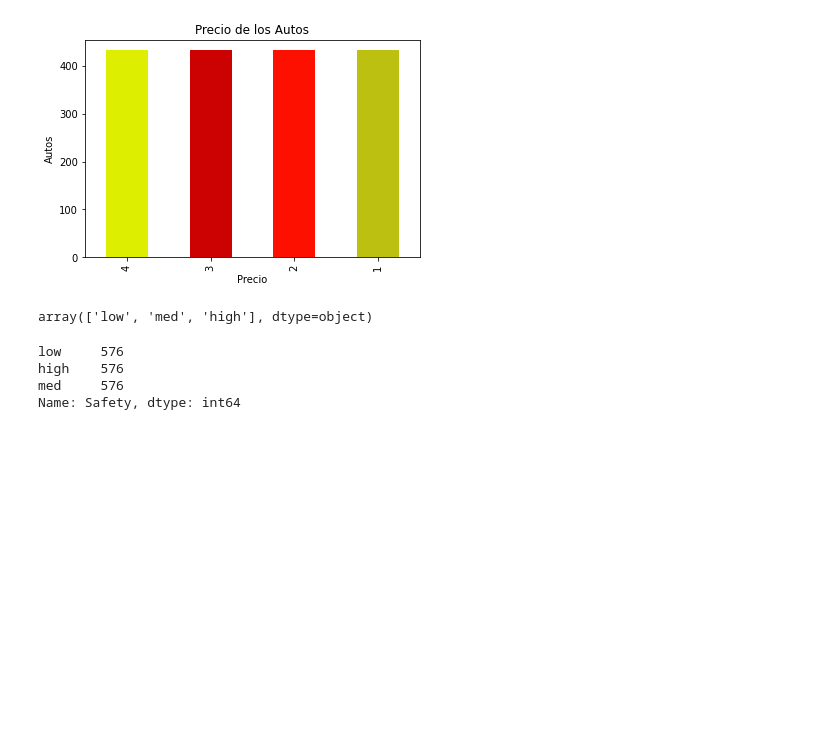
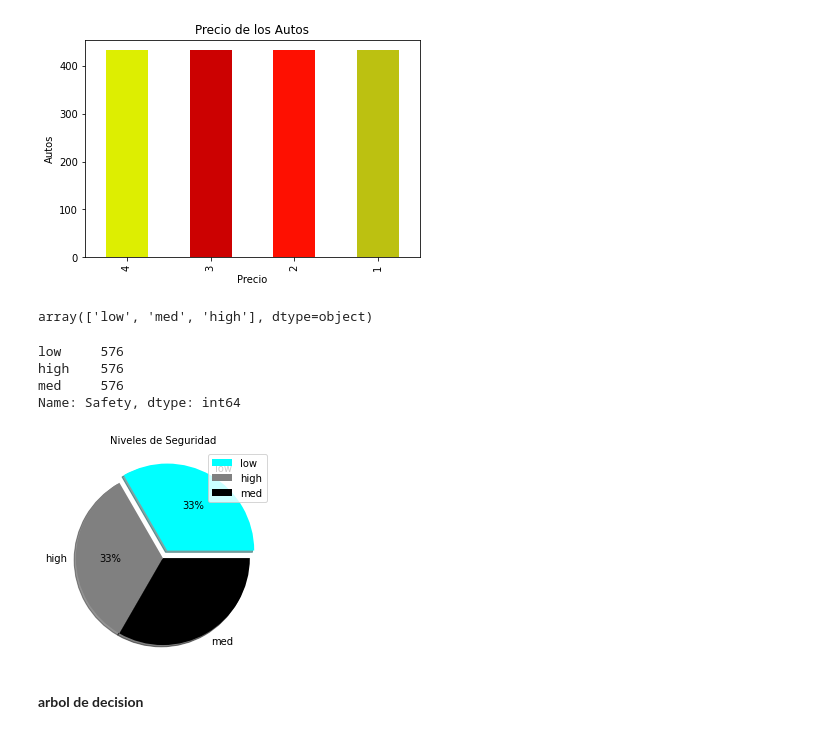
Before and after one commit to lismarcarolinacamacho/PYTHON, a Jupyter notebook: pandas.ipynb, the cells around one changed output. Cells and saved outputs as stored; diff of their text form; code cells hidden in the pictures; blank space fills up the shorter version.

```diff
--- a/pandas.ipynb
+++ b/pandas.ipynb
@@ -137,4 +137,4 @@ labels=['low', 'high','med']
 # %%
 size =[576, 576, 576]
 colors = ['cyan', 'gray', 'black']
-explode =[0, 0 ,0 ]
+explode =[0.1, 0 ,0 ]
@@ -142,0 +141,10 @@ plt.pie(size, labels = labels, colors = color, explode = explode )
+# %%
+plt.pie(size, labels = labels, colors = colors, explode = explode, shadow = True, autopct = '%2.f%%' )
+plt.title('Niveles de Seguridad', fontsize = 10 )
+plt.axis('off')
+plt.legend(loc ='best')
+plt.show()
+# %% [output]
+[figure, added]
+# %% [markdown]
+**arbol de decision**
```
Also changed, not shown: parts of 2 cells of this notebook.
